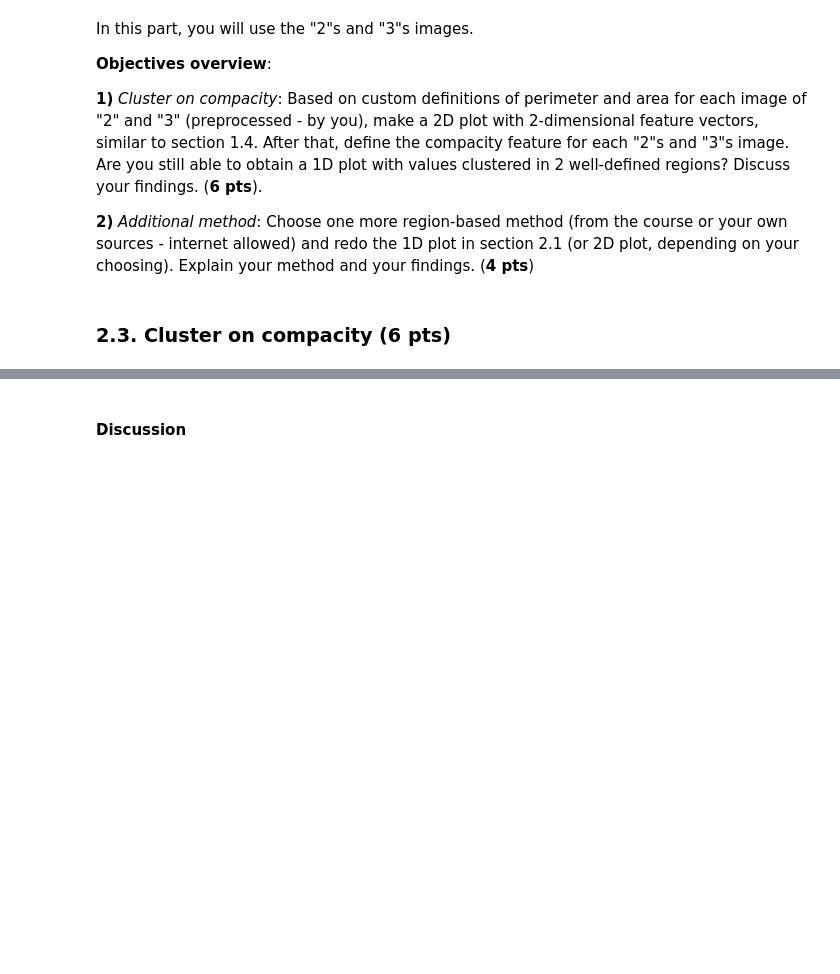
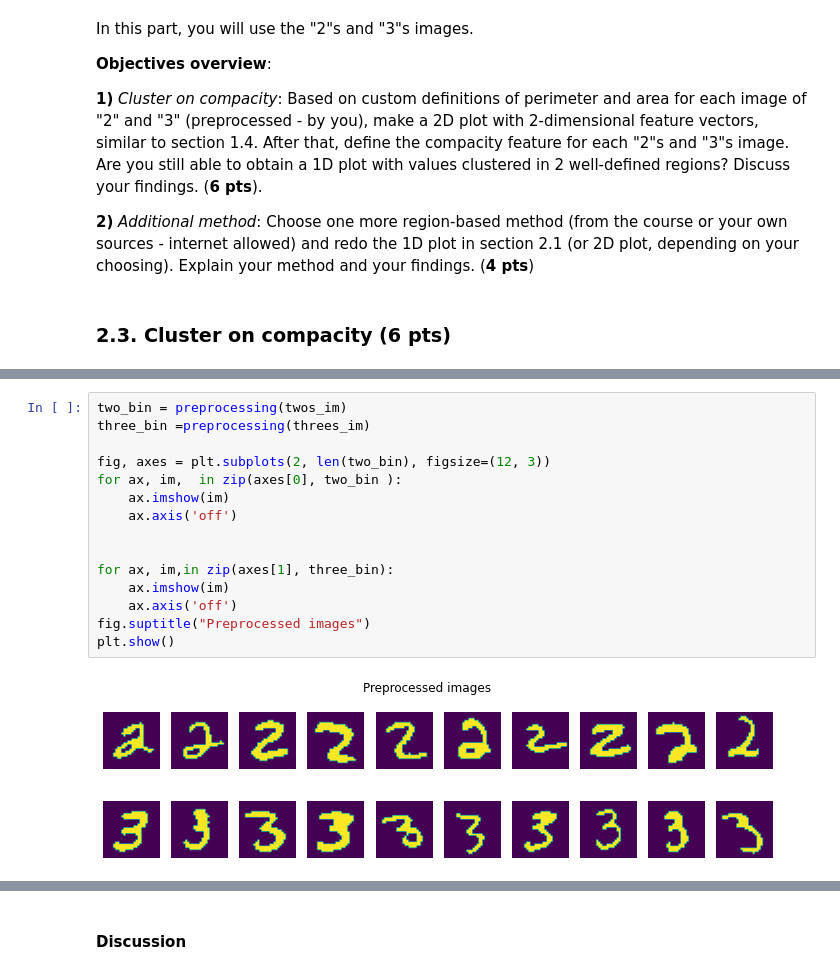
Before and after one commit to rinoago/iapr, a Jupyter notebook: labs/lab_02_object_description.ipynb, the cells around one changed output, grey strips where cells are left out. Saved outputs shown, nothing was run; the diff lists cells and outputs as text; blank space fills up the shorter version.

```diff
--- a/labs/lab_02_object_description.ipynb
+++ b/labs/lab_02_object_description.ipynb
@@ -388,0 +427,17 @@ In this part, you will use the "2"s and "3"s images.
+# %%
+two_bin = preprocessing(twos_im)
+three_bin =preprocessing(threes_im)
+
+fig, axes = plt.subplots(2, len(two_bin), figsize=(12, 3))
+for ax, im,  in zip(axes[0], two_bin ):
+    ax.imshow(im)
+    ax.axis('off')
+
+
+for ax, im,in zip(axes[1], three_bin):
+    ax.imshow(im)
+    ax.axis('off')
+fig.suptitle("Preprocessed images")
+plt.show()
+# %% [output]
+[figure, added]
```
Also changed, not shown: parts of 19 cells of this notebook.
